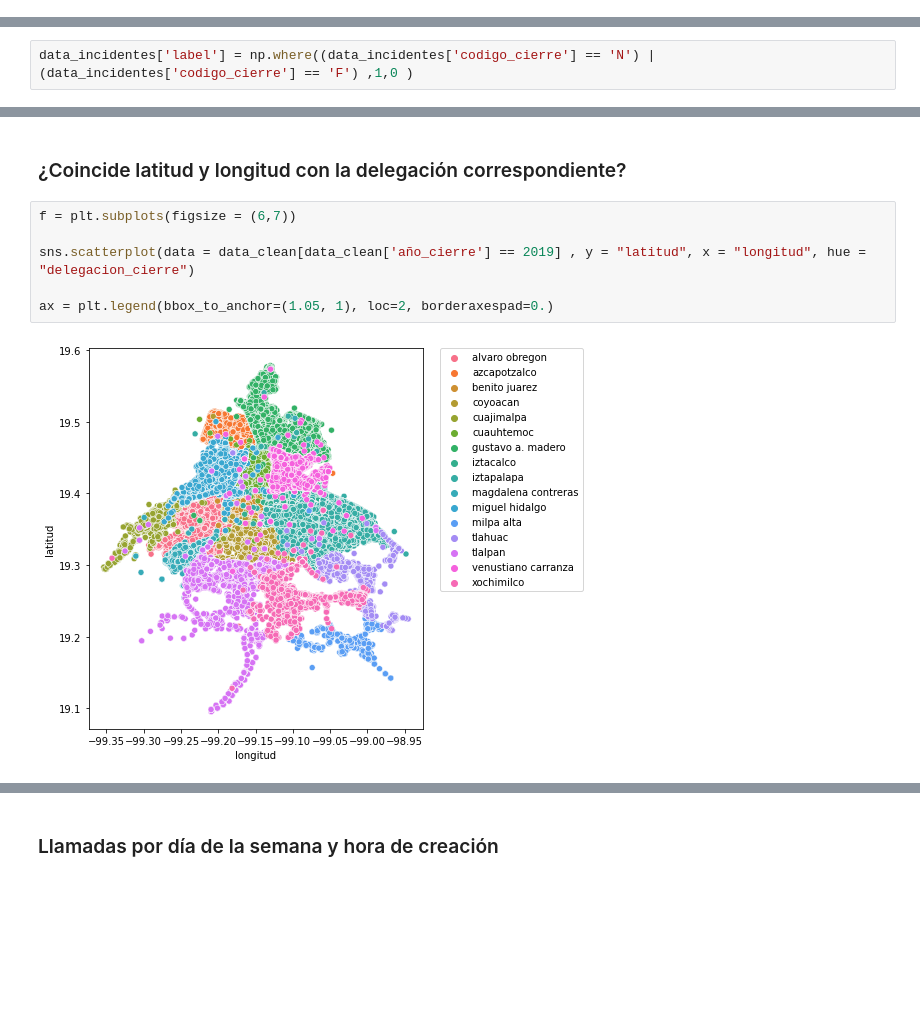
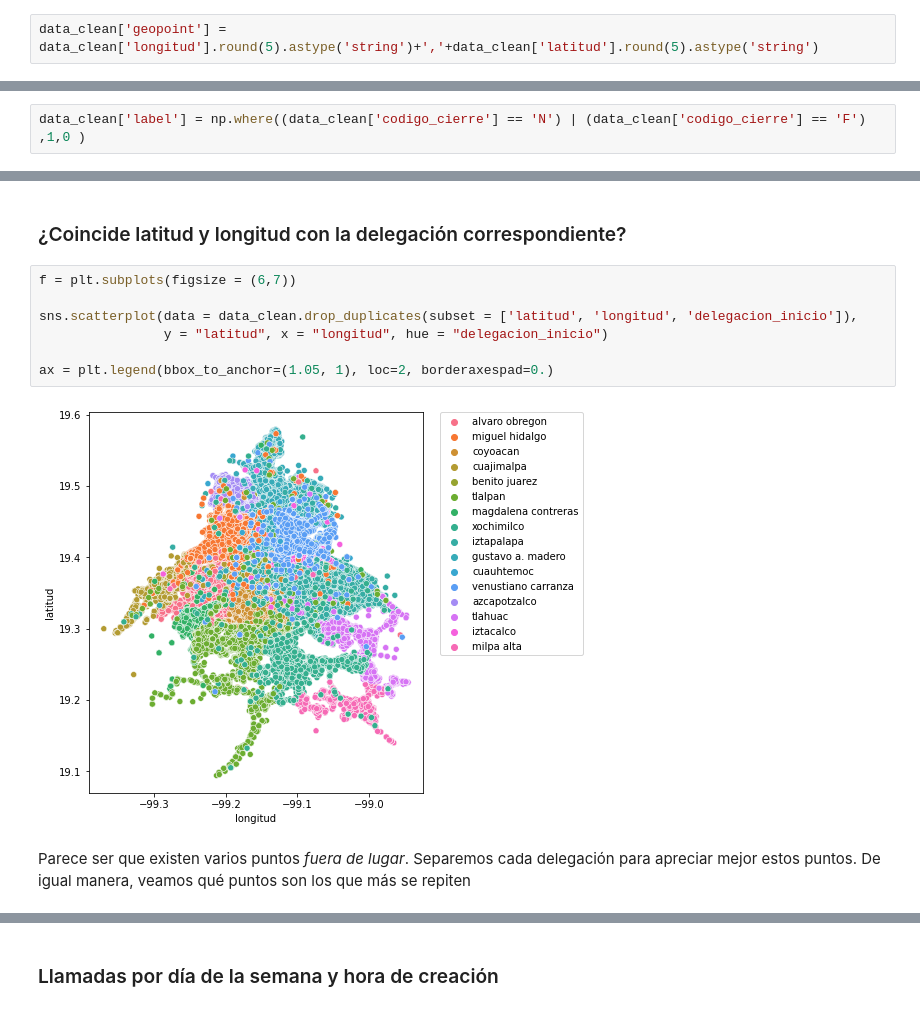
Before and after one commit to mhnk77/proyecto_1_E3_intro_ds, a Jupyter notebook: GEDA.ipynb, the cells around one changed output, grey strips where cells are left out. Saved outputs shown, nothing was run; the diff lists cells and outputs as text; blank space fills up the shorter version.

```diff
--- a/GEDA.ipynb
+++ b/GEDA.ipynb
@@ -26,3 +28,5 @@ data_clean['fecha_cierre'] = data_clean['dttm_cierre'].dt.floor('D')
+# %%
+data_clean['geopoint'] = data_clean['longitud'].round(5).astype('string')+','+data_clean['latitud'].round(5).astype('string')
 # %% [markdown]
 ### Cambiar a minúsculas las variables  `string`
 # %%
@@ -63,5 +48,5 @@ data_incidentes
 # %%
-data_incidentes['label'] = np.where((data_incidentes['codigo_cierre'] == 'N') | (data_incidentes['codigo_cierre'] == 'F') ,1,0 )
+data_clean['label'] = np.where((data_clean['codigo_cierre'] == 'N') | (data_clean['codigo_cierre'] == 'F') ,1,0 )
 # %% [markdown]
 Corroboramos que la columna label es correcta
 # %%
@@ -79,8 +66,12 @@ dtype: int64
 # %%
 f = plt.subplots(figsize = (6,7))
 
-sns.scatterplot(data = data_clean[data_clean['año_cierre'] == 2019] , y = "latitud", x = "longitud", hue = "delegacion_cierre")
+sns.scatterplot(data = data_clean.drop_duplicates(subset = ['latitud', 'longitud', 'delegacion_inicio']),
+                y = "latitud", x = "longitud", hue = "delegacion_inicio")
 
 ax = plt.legend(bbox_to_anchor=(1.05, 1), loc=2, borderaxespad=0.)
 # %% [output]
-[figure, old version]
+[figure, new version]
+# %% [markdown]
+Parece ser que existen varios puntos *fuera de lugar*. Separemos cada delegación para apreciar mejor estos puntos.
+De igual manera, veamos qué puntos son los que más se repiten
```
Also changed, not shown: parts of 29 cells of this notebook.
